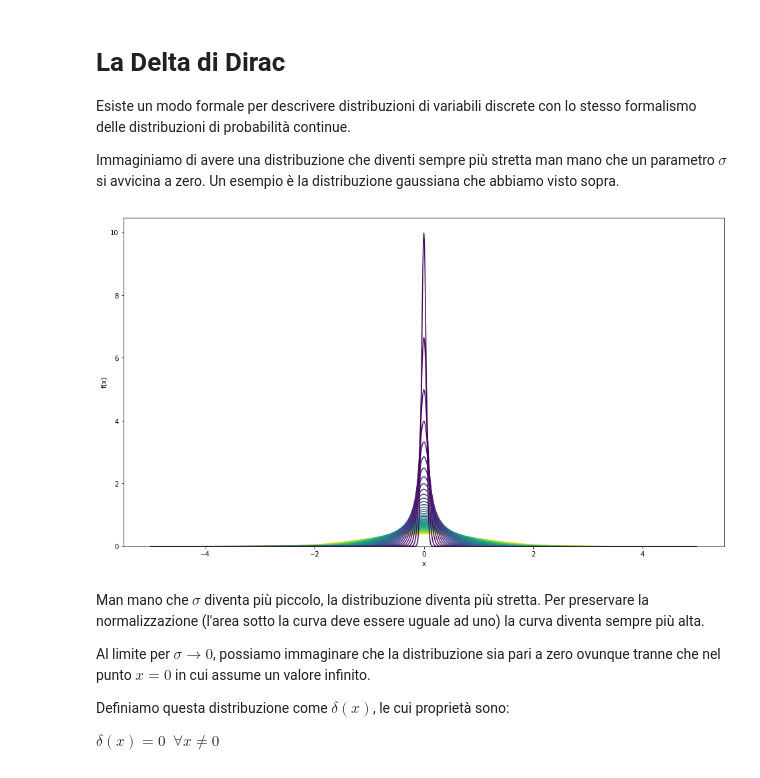
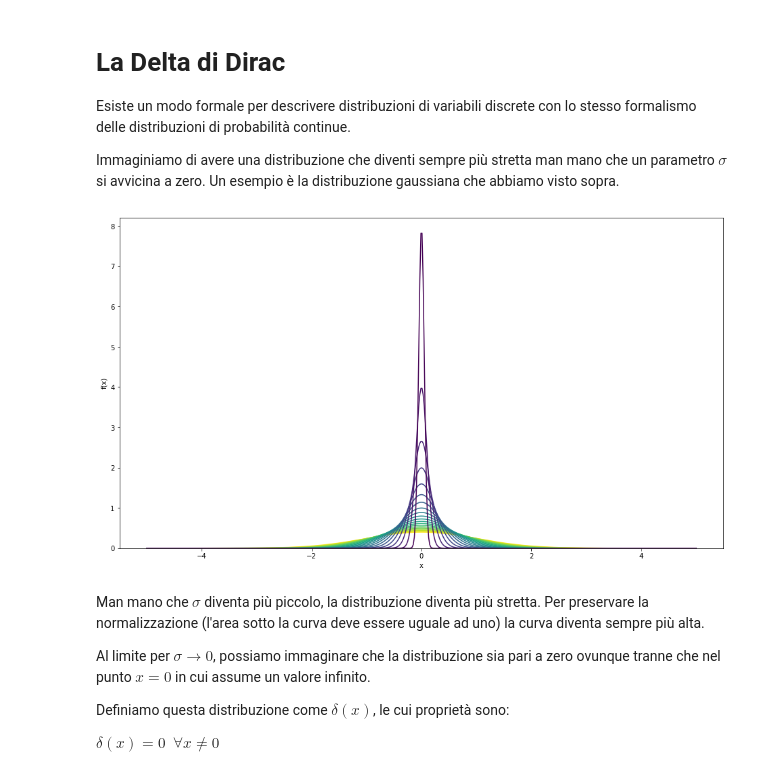
Before and after one commit to lucalista/analisi-dati-2022, a Jupyter notebook: 06.04.00__Distribuzioni_di_probabilita_continue.ipynb, the cells around one changed output. Drawn from its saved outputs; the diff is of its cells as text; code cells hidden in the pictures.

```diff
--- a/06.04.00__Distribuzioni_di_probabilita_continue.ipynb
+++ b/06.04.00__Distribuzioni_di_probabilita_continue.ipynb
@@ -472,17 +464,17 @@ Esiste un modo formale per descrivere distribuzioni di variabili discrete con lo
 Immaginiamo di avere una distribuzione che diventi sempre più stretta man mano che un parametro $\sigma$ si avvicina a zero. Un esempio è la distribuzione gaussiana che abbiamo visto sopra.
 # %%
 plt.figure(figsize=(16,9))
-x = np.arange(-5,5, 0.01)
-sigma = np.arange(1, 0.02, -0.02)
+x = np.linspace(-5, 5, 500)
+sigma = np.linspace(1.0, 0.05, 20)
 colors = np.linspace(0, 1, len(sigma))
 for s, c in zip(sigma, colors):
     plt.plot(x, norm.pdf(x, scale=s), color=plt.get_cmap('viridis')(1-c))
 plt.ylim(bottom=0)
 plt.xlabel('x')
 plt.ylabel('f(x)')
 plt.show()
 # %% [output]
-[figure, old version]
+[figure, new version]
 # %% [markdown]
 Man mano che $\sigma$ diventa più piccolo, la distribuzione diventa più stretta. Per preservare la normalizzazione (l'area sotto la curva deve essere uguale ad uno) la curva diventa sempre più alta.
 
```
Also changed, not shown: parts of 8 cells of this notebook, 9 other files.
